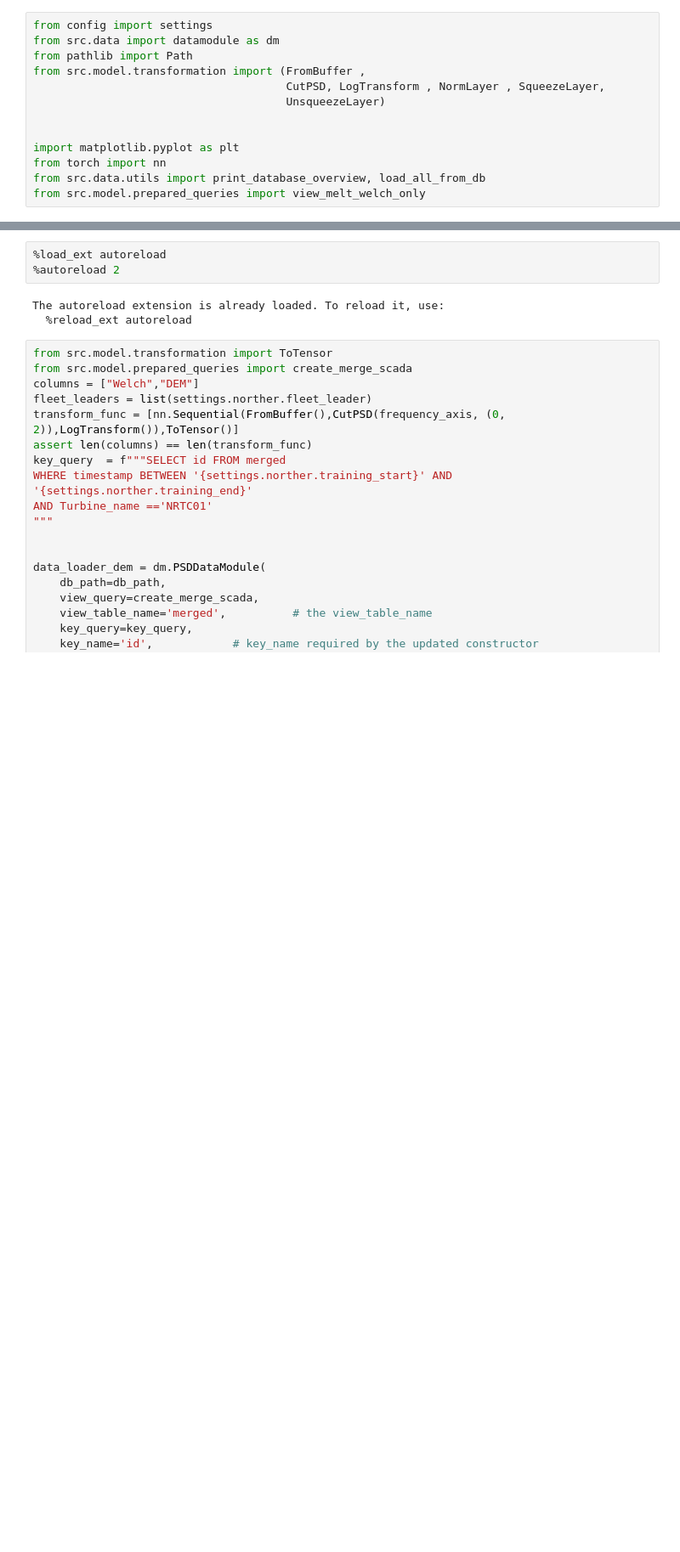
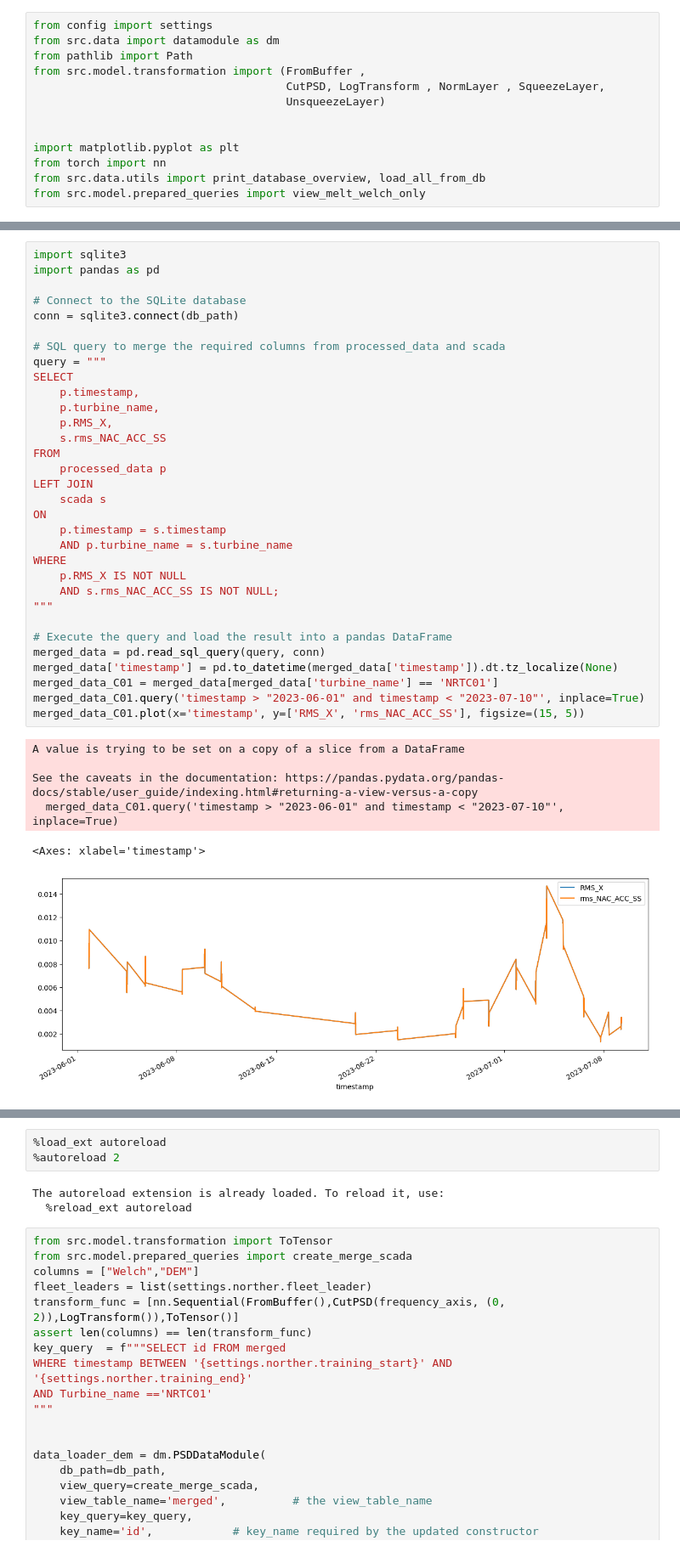
Before and after one commit to YacineBelHadj/damage_prediction_AE, a Jupyter notebook: src/model/autoencoder_wf.ipynb, the cells around one changed output, grey strips where cells are left out. Shown at 85% size. Cells and saved outputs as stored; diff of their text form; blank space fills up the shorter version.

```diff
--- a/src/model/autoencoder_wf.ipynb
+++ b/src/model/autoencoder_wf.ipynb
@@ -30,3 +33,42 @@ Table: merged - id, timestamp, turbine_name, Welch, DEM
+# %%
+import sqlite3
+import pandas as pd
+
+# Connect to the SQLite database
+conn = sqlite3.connect(db_path)
+
+# SQL query to merge the required columns from processed_data and scada
+query = """
+SELECT
+    p.timestamp,
+    p.turbine_name,
+    p.RMS_X,
+    s.rms_NAC_ACC_SS
+FROM
+    processed_data p
+LEFT JOIN
+    scada s
+ON
+    p.timestamp = s.timestamp
+    AND p.turbine_name = s.turbine_name
+WHERE
+    p.RMS_X IS NOT NULL
+    AND s.rms_NAC_ACC_SS IS NOT NULL;
+"""
+
+# Execute the query and load the result into a pandas DataFrame
+merged_data = pd.read_sql_query(query, conn)
+merged_data['timestamp'] = pd.to_datetime(merged_data['timestamp']).dt.tz_localize(None)
+merged_data_C01 = merged_data[merged_data['turbine_name'] == 'NRTC01']
+merged_data_C01.query('timestamp > "2023-06-01" and timestamp < "2023-07-10"', inplace=True)
+merged_data_C01.plot(x='timestamp', y=['RMS_X', 'rms_NAC_ACC_SS'], figsize=(15, 5))
+# %% [output]
+A value is trying to be set on a copy of a slice from a DataFrame
+
+See the caveats in the documentation: https://pandas.pydata.org/pandas-docs/stable/user_guide/indexing.html#returning-a-view-versus-a-copy
+  merged_data_C01.query('timestamp > "2023-06-01" and timestamp < "2023-07-10"', inplace=True)
+<Axes: xlabel='timestamp'>
+[figure, added]
 # %%
 
 columns = ["Welch"]
```
Also changed, not shown: parts of 21 cells of this notebook, 2 other files.
